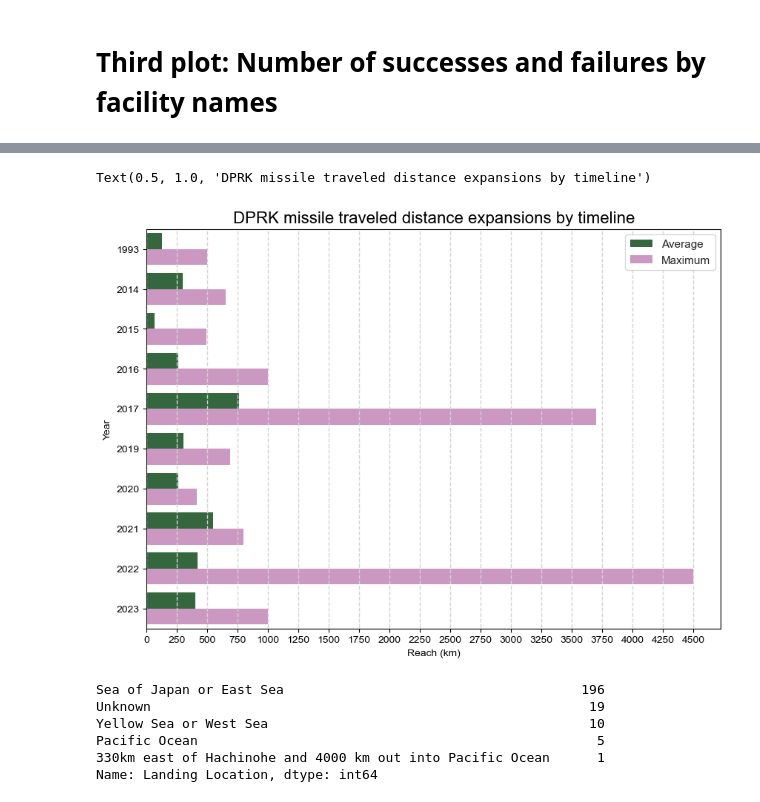
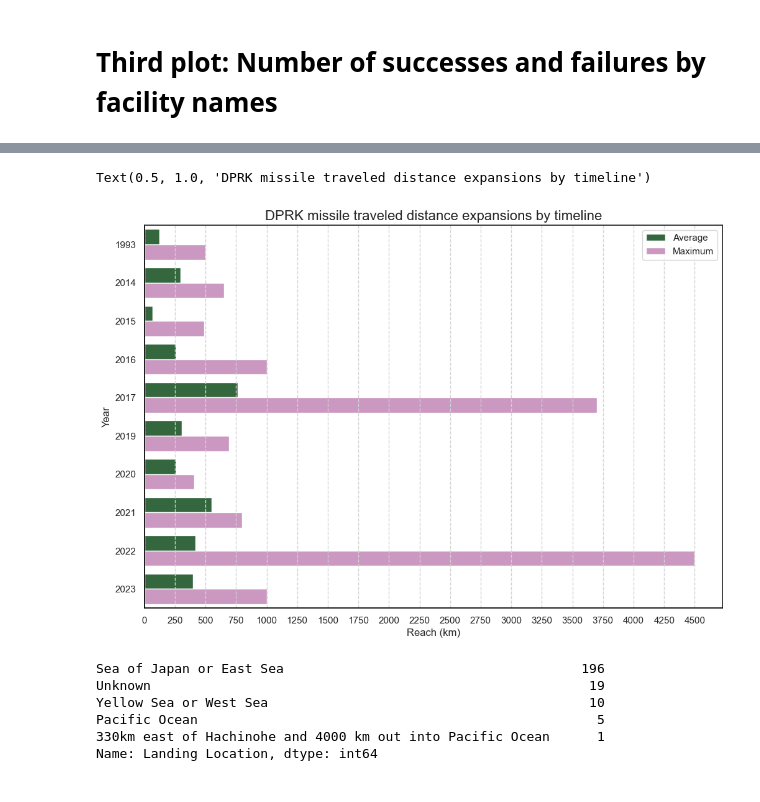
Before and after one commit to mesege1/dprk_missile_stats, a Jupyter notebook: notebooks/dprk_missile_stats.ipynb, the cells around one changed output, grey strips where cells are left out. Cells and saved outputs as stored; diff of their text form; code cells hidden in the pictures.

```diff
--- a/notebooks/dprk_missile_stats.ipynb
+++ b/notebooks/dprk_missile_stats.ipynb
@@ -356,35 +356,37 @@ df_range_mean['Category'] = "Average"
 df_reach = pd.concat([df_range_mean,df_range_max])
 df_reach = df_reach[df_reach['Reach (km)'] != 0.0]
 # Creating a figure
-fig = plt.figure(figsize=(10, 7))
+fig = plt.figure(figsize=(12, 8))
 # Creating a plot
 ax1 = sns.barplot(x='Reach (km)', y='Year', hue="Category", data=df_reach, orient="h", palette="cubehelix")
 
 ax1 = sns.set_theme(style="white")
 #ax1 = plt.gca().spines['right'].set_visible(False)
 # ax1 = plt.gca().spines['top'].set_visible(True)
 # ax1 = plt.gca().spines['left'].set_visible(True)
 # ax1 = plt.gca().spines['bottom'].set_visible(True)
 
 ax1 = plt.gca().spines['left'].set_color('black')
 ax1 = plt.gca().spines['bottom'].set_color('black')
 # xticks by 250 km
 xticks = np.arange(0, df_reach['Reach (km)'].max()+250, 250)
 plt.xticks(xticks, xticks.astype(int))
 # xticks lines
 for xtick in xticks:
     plt.axvline(xtick, -1, 5, color='lightgray', linestyle='--', linewidth='1')
 # ax1 = plt.text(312, 5.3, 'Seoul\n(312km)', fontsize=10, color='red', horizontalalignment='center')
 # ax1 = plt.text(595, 5.3, 'Busan\n(590km)', fontsize=10, color='red', horizontalalignment='center')
 # ax1 = plt.text(988, 5.3, 'Beijing\n(994km)', fontsize=10, color='red', horizontalalignment='center')
 # ax1 = plt.text(1040, 5.3, 'Tokyo\n(1040km)', fontsize=10, color='red', horizontalalignment='center')
 
 ax1 = plt.legend(loc='upper right')
 
 plt.title('DPRK missile traveled distance expansions by timeline', fontsize = 16, loc='center')
+
+# ADD ANOTHER LEGEND EXPLAINING THE MISSING DATA #
 # %% [output]
 Text(0.5, 1.0, 'DPRK missile traveled distance expansions by timeline')
-[figure, old version]
+[figure, new version]
 # %%
 df['Landing Location'].value_counts()
 # %% [output]
```
Also changed, not shown: parts of 4 cells of this notebook, 10 other files.
